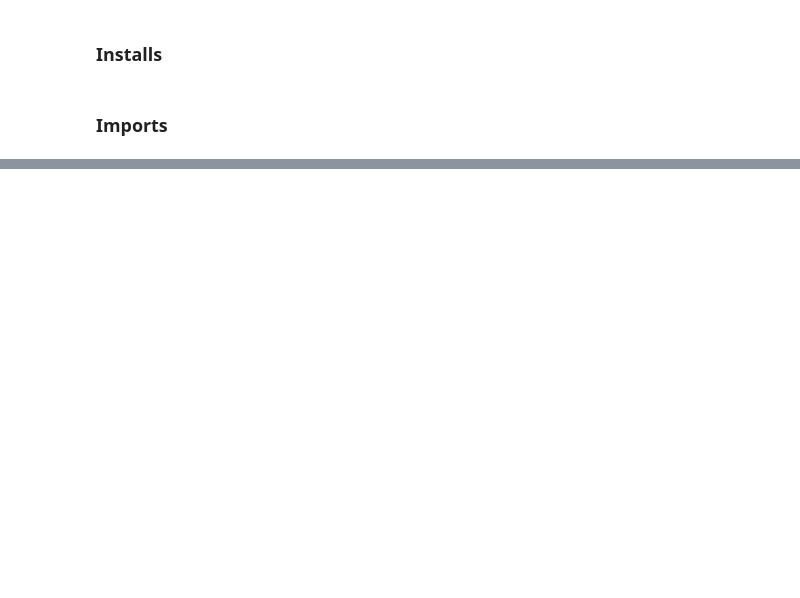
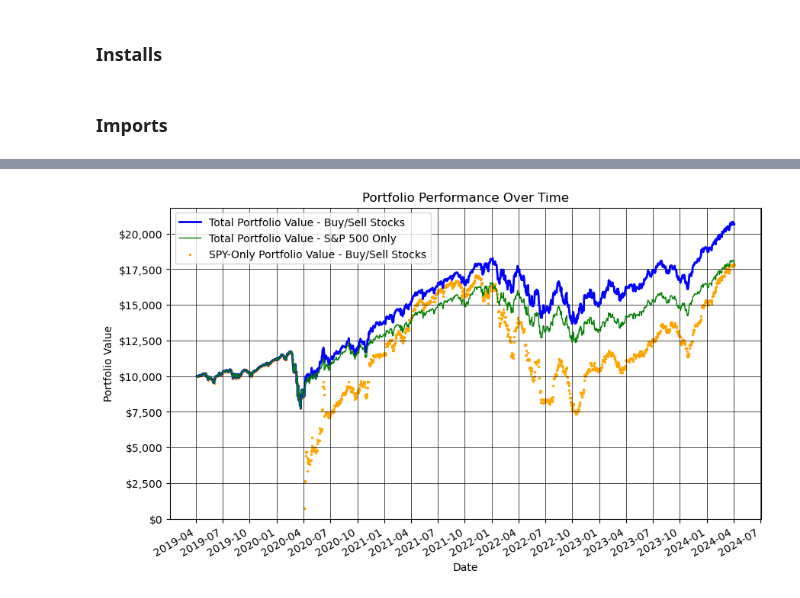
Before and after one commit to cap273/investment-strategy-playgrund, a Jupyter notebook: Spencer-Investment-Strategy.ipynb, the cells around one changed output, grey strips where cells are left out. Saved outputs shown, nothing was run; the diff lists cells and outputs as text; code cells hidden in the pictures; blank space fills up the shorter version.

Commit message:
Changing script to buy-and-hold S&P500 as alternative for a certain amount of investable money

```diff
--- a/Spencer-Investment-Strategy.ipynb
+++ b/Spencer-Investment-Strategy.ipynb
@@ -6,9 +14,11 @@ Constraints: buy a specific amount of stock every time a buy signal is triggered
 # %% [markdown]
 ### User Inputs
 # %%
-# Buy and sell percentages
-buy_after_52_week_high_percentage_drop = 0.2
-sell_after_percentage_rise_from_purchase_price = 0.1
+# How much money to invest when a buy signal is triggered (in USD)
+investment_amount_per_buy_signal = 100
+
+# How much initial money is available to invest
+initial_cash_available_for_investment = 10000
 
 # Number of years to look back
 lookback_years = 5
@@ -17,13 +27,10 @@ lookback_years = 5
 # 1 means buy/sell every day for lookback_years
 buy_sell_interval_in_days = 1
 
-# How much money to invest when a buy signal is triggered (in USD)
-investment_amount_per_buy_signal = 1000
-
 # Can the same stock be bought again if it is already in the portfolio?
 allow_buy_stock_already_in_portfolio = False
 
 # Logging parameters
 output_portfolio = False
 output_transactions = True
-output_outstanding_investment = False
+output_non_spy_investment = False
@@ -496,0 +958,71 @@ Date:  2024-04-02 Outstanding Investment: $  0.00
+# %%
+import pandas as pd
+import matplotlib.pyplot as plt
+import matplotlib.dates as mdates
+import matplotlib.ticker as mticker
+
+plot_portfolio_value = portfolio_value.copy()
+alt_plot_portfolio_value = alt_portfolio_value.copy()
+
+# Convert 'Date' to datetime
+plot_portfolio_value['Date'] = pd.to_datetime(plot_portfolio_value['Date'])
+alt_plot_portfolio_value['Date'] = pd.to_datetime(alt_plot_portfolio_value['Date'])
+
+# Set 'Date' as index
+plot_portfolio_value.set_index('Date', inplace=True)
+alt_plot_portfolio_value.set_index('Date', inplace=True)
+
+# Create the plot
+plt.figure(figsize=(10, 6))
+
+# Plotting 'Portfolio_Value' for both DataFrames as line graphs
+plt.plot(
+    plot_portfolio_value.index,
+    plot_portfolio_value['Portfolio_Value'],
+    label='Total Portfolio Value - Buy/Sell Stocks',
+    linewidth=2,
+    color='blue'
+)
+plt.plot(
+    alt_plot_portfolio_value.index,
+    alt_plot_portfolio_value['Portfolio_Value'],
+    label='Total Portfolio Value - S&P 500 Only',
+    linewidth=1,
+    color='green'
+)
+
+# Plotting 'SPY_Portfolio_Value' for the 'portfolio_value' DataFrame as a scatter plot
+plt.scatter(
+    plot_portfolio_value.index,
+    plot_portfolio_value['SPY_Portfolio_Value'],
+    label='SPY-Only Portfolio Value - Buy/Sell Stocks',
+    color='orange',
+    s=2
+)
+
+# Format the x-axis to show dates every 3 months
+plt.gca().xaxis.set_major_formatter(mdates.DateFormatter('%Y-%m'))
+plt.gca().xaxis.set_major_locator(mdates.MonthLocator(bymonth=(1, 4, 7, 10)))
+
+# Rotate dates for better readability
+plt.gcf().autofmt_xdate()
+
+# Format the y-axis with a dollar sign and thousands separator
+plt.gca().yaxis.set_major_formatter(mticker.StrMethodFormatter('${x:,.0f}'))
+
+# Add labels and legend
+plt.xlabel('Date')
+plt.ylabel('Portfolio Value')
+plt.title('Portfolio Performance Over Time')
+plt.legend()
+
+# Enable minor grid
+plt.grid(which='minor', linestyle=':', linewidth='0.5', color='gray')
+plt.grid(which='major', linestyle='-', linewidth='0.5', color='black')
+
+plt.ylim(bottom=0)
+
+# Show plot
+plt.show()
+# %% [output]
+[figure, added]
```
Also changed, not shown: parts of 25 cells of this notebook.
